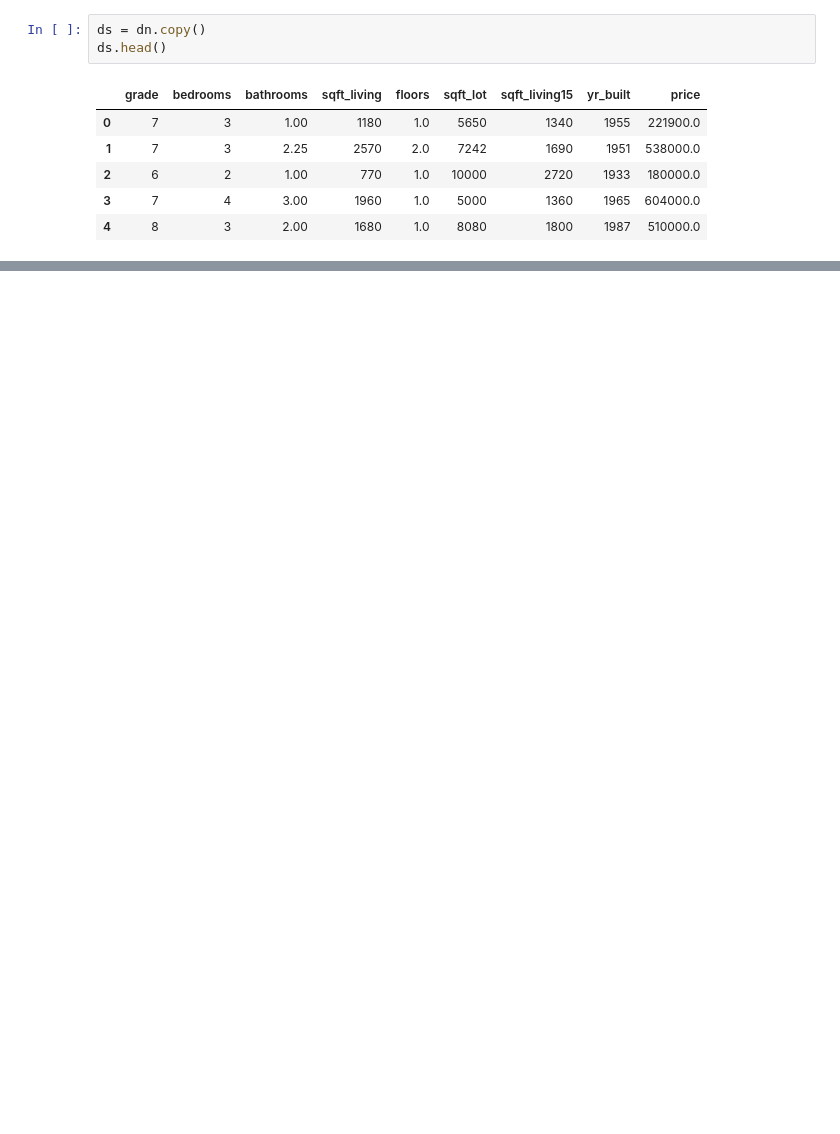
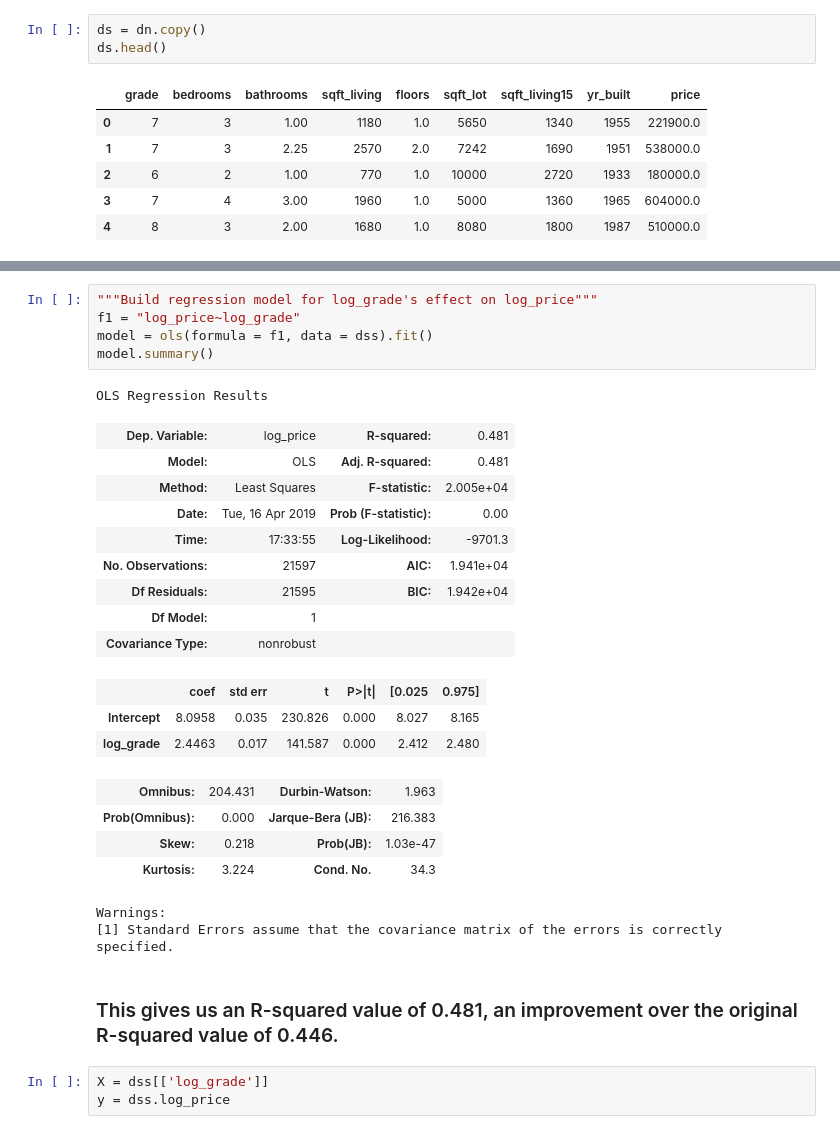
Before and after one commit to flatiron-data-science/dsc-1-final-project, a Jupyter notebook: tara_simple_reg_grade.ipynb, the cells around one changed output, grey strips where cells are left out. Drawn from its saved outputs; the diff is of its cells as text; blank space fills up the shorter version.

```diff
--- a/tara_simple_reg_grade.ipynb
+++ b/tara_simple_reg_grade.ipynb
@@ -205,0 +237,30 @@ TypeError: fit() missing 1 required positional argument: 'X'
+# %%
+"""Build regression model for log_grade's effect on log_price"""
+f1 = "log_price~log_grade"
+model = ols(formula = f1, data = dss).fit()
+model.summary()
+# %% [output]
+OLS Regression Results
+| Dep. Variable: | log_price | R-squared: | 0.481 |
+| Model: | OLS | Adj. R-squared: | 0.481 |
+| Method: | Least Squares | F-statistic: | 2.005e+04 |
+| Date: | Tue, 16 Apr 2019 | Prob (F-statistic): | 0.00 |
+| Time: | 17:33:55 | Log-Likelihood: | -9701.3 |
+| No. Observations: | 21597 | AIC: | 1.941e+04 |
+| Df Residuals: | 21595 | BIC: | 1.942e+04 |
+| Df Model: | 1 |  |  |
+| Covariance Type: | nonrobust |  |  |
+|  | coef | std err | t | P>|t| | [0.025 | 0.975] |
+| Intercept | 8.0958 | 0.035 | 230.826 | 0.000 | 8.027 | 8.165 |
+| log_grade | 2.4463 | 0.017 | 141.587 | 0.000 | 2.412 | 2.480 |
+| Omnibus: | 204.431 | Durbin-Watson: | 1.963 |
+| Prob(Omnibus): | 0.000 | Jarque-Bera (JB): | 216.383 |
+| Skew: | 0.218 | Prob(JB): | 1.03e-47 |
+| Kurtosis: | 3.224 | Cond. No. | 34.3 |
+Warnings:
+[1] Standard Errors assume that the covariance matrix of the errors is correctly specified.
+# %% [markdown]
+### This gives us an R-squared value of 0.481, an improvement over the original R-squared value of 0.446.
+# %%
+X = dss[['log_grade']]
+y = dss.log_price
```
Also changed, not shown: parts of 28 cells of this notebook.
